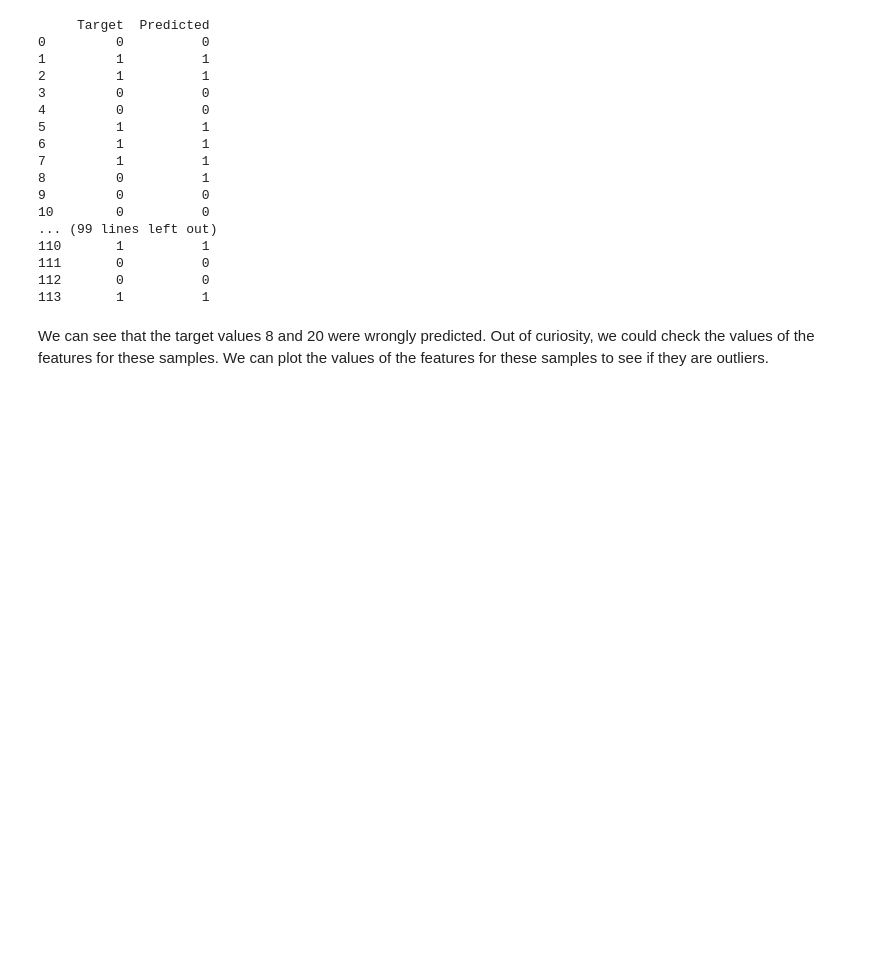
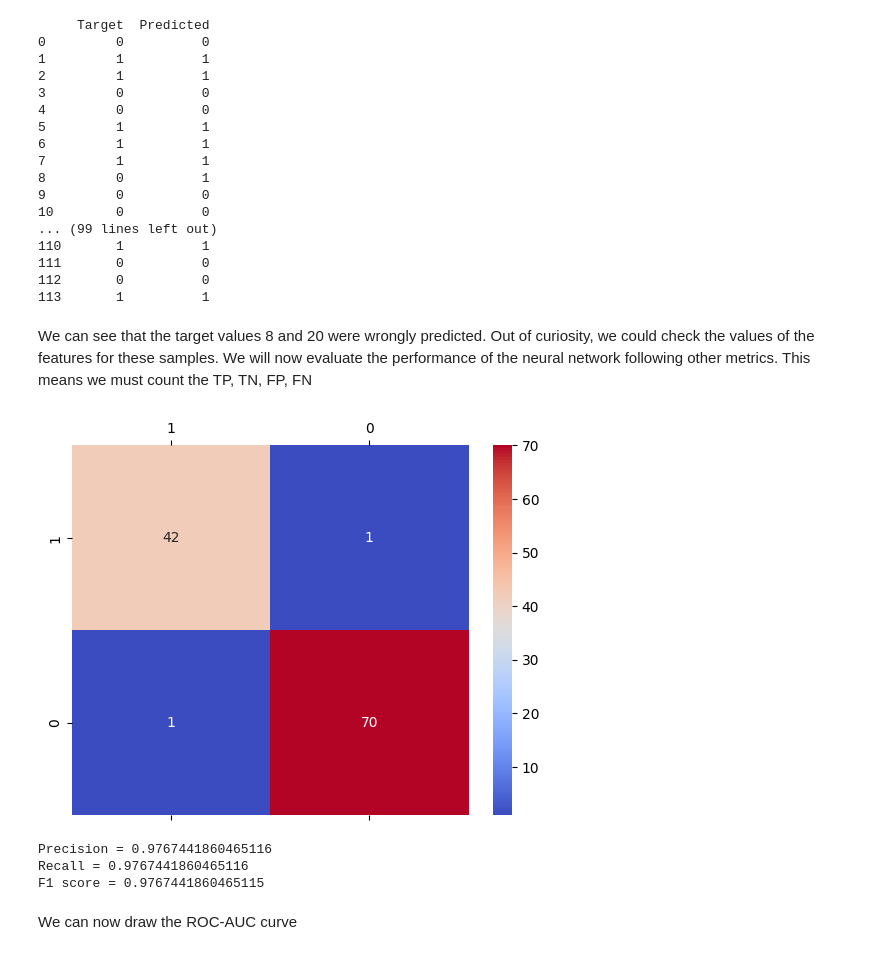
Before and after one commit to Gdeterline/Neural-Network-Build, a Jupyter notebook: breast_cancer_classification.ipynb, the cells around one changed output. Saved outputs shown, nothing was run; the diff lists cells and outputs as text; code cells hidden in the pictures; blank space fills up the shorter version.

```diff
--- a/breast_cancer_classification.ipynb
+++ b/breast_cancer_classification.ipynb
@@ -278,4 +361,37 @@ print(results_df)
 # %%
 pd.reset_option('display.max_rows')
 # %% [markdown]
-We can see that the target values 8 and 20 were wrongly predicted. Out of curiosity, we could check the values of the features for these samples. We can plot the values of the features for these samples to see if they are outliers.
+We can see that the target values 8 and 20 were wrongly predicted. Out of curiosity, we could check the values of the features for these samples.
+We will now evaluate the performance of the neural network following other metrics. This means we must count the TP, TN, FP, FN
+# %%
+TP, TN, FP, FN = 0, 0, 0, 0
+for i in range(len(y_test)):
+    if y_pred_test[0][i] == 1:
+        if y_test[i] == 1:
+            TP += 1
+        else:
+            FP += 1
+    else:
+        if y_test[i] == 0:
+            TN += 1
+        else:
+            FN += 1
+# %%
+conf_matrix = np.array([[TP, FP], [FN, TN]])
+sns.heatmap(conf_matrix, annot=True,  xticklabels=[1, 0], yticklabels=[1, 0], cmap='coolwarm').tick_params(top=1, labelbottom=0, labeltop=1)
+# %% [output]
+[figure, added]
+# %%
+precision = TP/(TP+FP)
+recall = TP/(TP+FN) # True Positive Rate
+fp_rate = FP/FP+TN
+
+print(f'Precision = {precision}')
+print(f'Recall = {recall}')
+print(f'F1 score = {2/(1/precision + 1/recall)}')
+# %% [output]
+Precision = 0.9767441860465116
+Recall = 0.9767441860465116
+F1 score = 0.9767441860465115
+# %% [markdown]
+We can now draw the ROC-AUC curve
```
Also changed, not shown: parts of 11 cells of this notebook, 1 other file.
